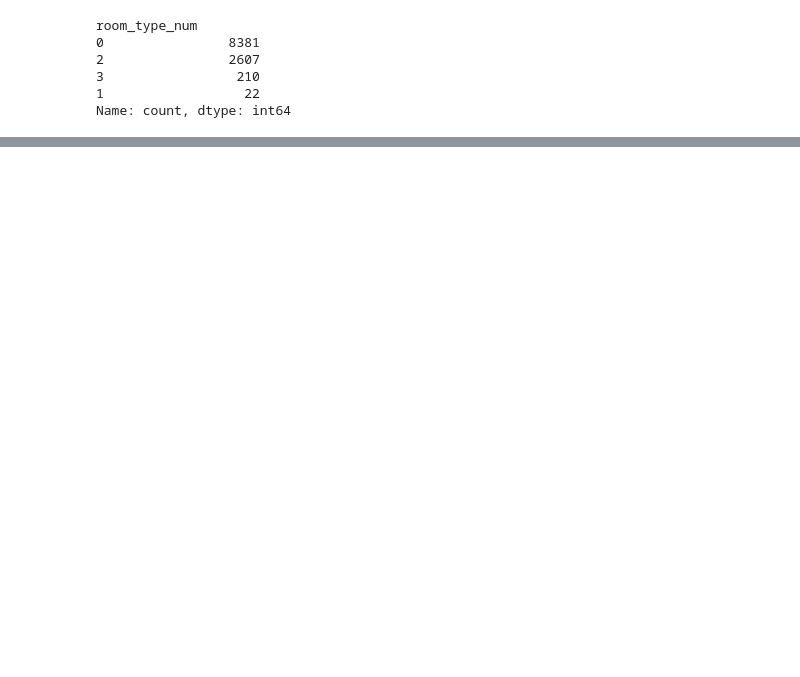
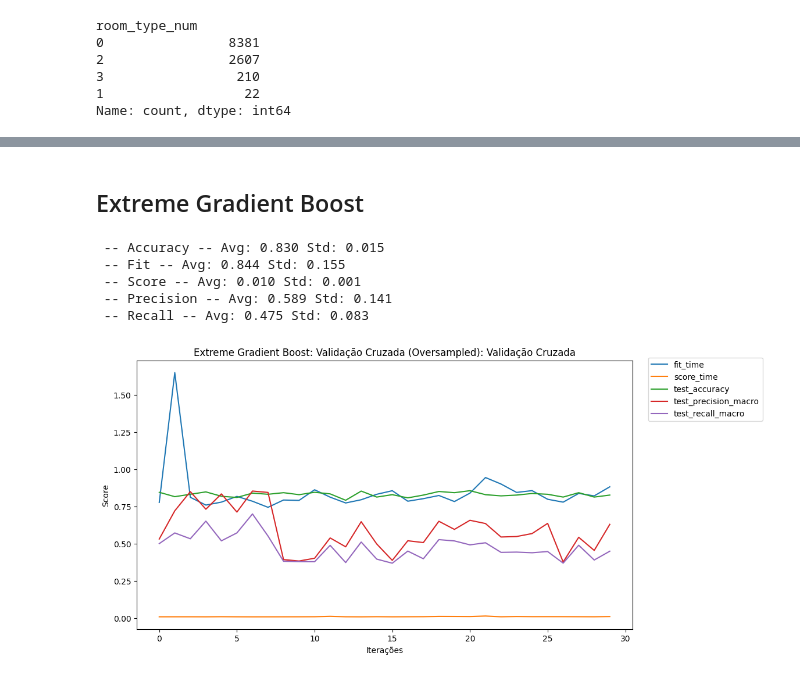
Before and after one commit to glauciapamponet/AirbnbAnalisys, a Jupyter notebook: airbnb-analysis.ipynb, the cells around one changed output, grey strips where cells are left out. Cells and saved outputs as stored; diff of their text form; code cells hidden in the pictures; blank space fills up the shorter version.

```diff
--- a/airbnb-analysis.ipynb
+++ b/airbnb-analysis.ipynb
@@ -430 +431,37 @@ Shared room         278
 Name: count, dtype: int64
+# %% [markdown]
+## Extreme Gradient Boost
+# %%
+from xgboost import XGBClassifier
+
+modelXGB = XGBClassifier(random_state=42,
+                         learning_rate=0.05,
+                         max_depth=4,
+                         n_estimators=200,
+                         objective="binary:logistic")
+
+
+#  Treinamento bruto
+metricas_val = training_validation(modelXGB, X_train_scaled, y_train)
+modelXGB.fit(X_train_scaled, y_train)
+
+# Treinamento com divisão
+# train_X_conc, train_y_conc = None, None
+# for i in range(0, 1):
+#     train_X_conc = np.concatenate((data_train_X, batches['train'][0][i]))
+#     train_y_conc = np.concatenate((data_train_y, batches['train'][1][i]))
+#     metricas_val = training_validation(modelRLM, train_X_conc, train_y_conc)
+
+# Treinamento oversampled
+# metricas_val = training_validation(modelXGB, X_resampled, y_train)
+# modelXGB.fit(X_resampled, y_train)
+
+print_avg_training(metricas_val)
+show_graph_training(metricas_val, 'Extreme Gradient Boost: Validação Cruzada (Oversampled)')
+# %% [output]
+ -- Accuracy -- Avg: 0.830 Std: 0.015
+ -- Fit -- Avg: 0.844 Std: 0.155
+ -- Score -- Avg: 0.010 Std: 0.001
+ -- Precision -- Avg: 0.589 Std: 0.141
+ -- Recall -- Avg: 0.475 Std: 0.083
+[figure, added]
```
Also changed, not shown: parts of 9 cells of this notebook.
